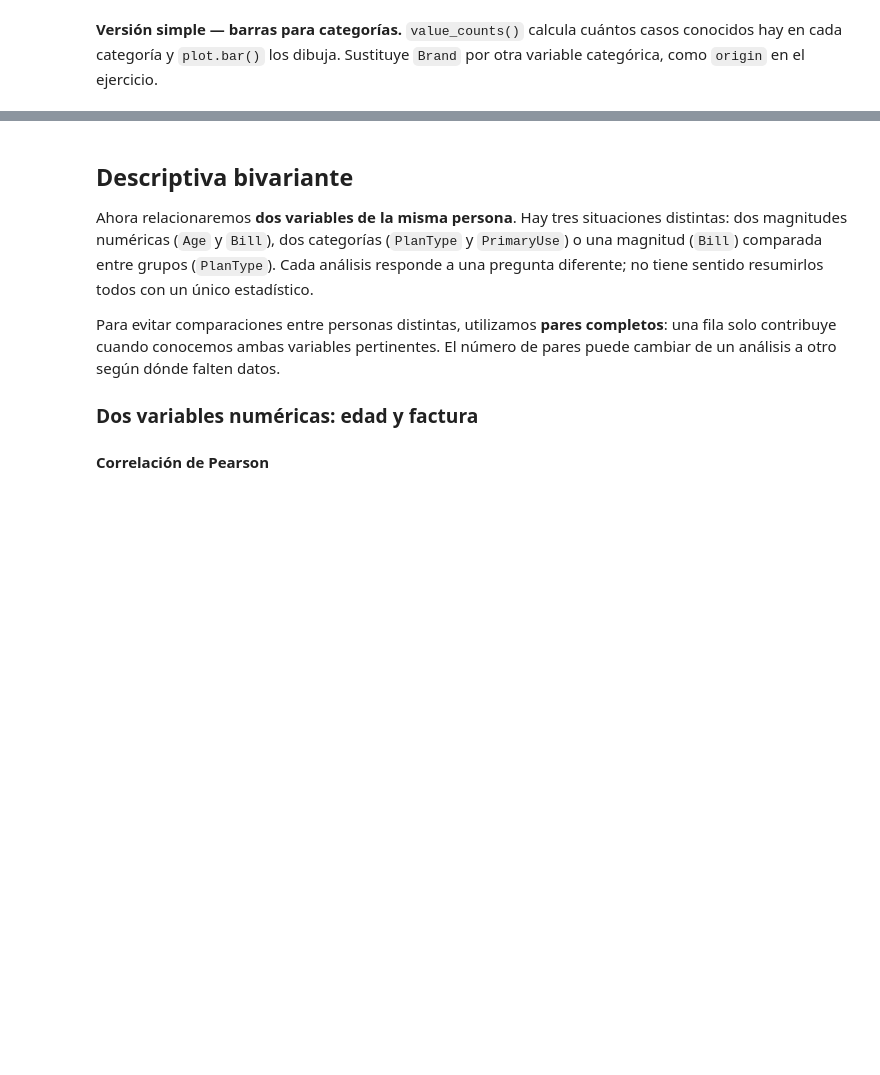
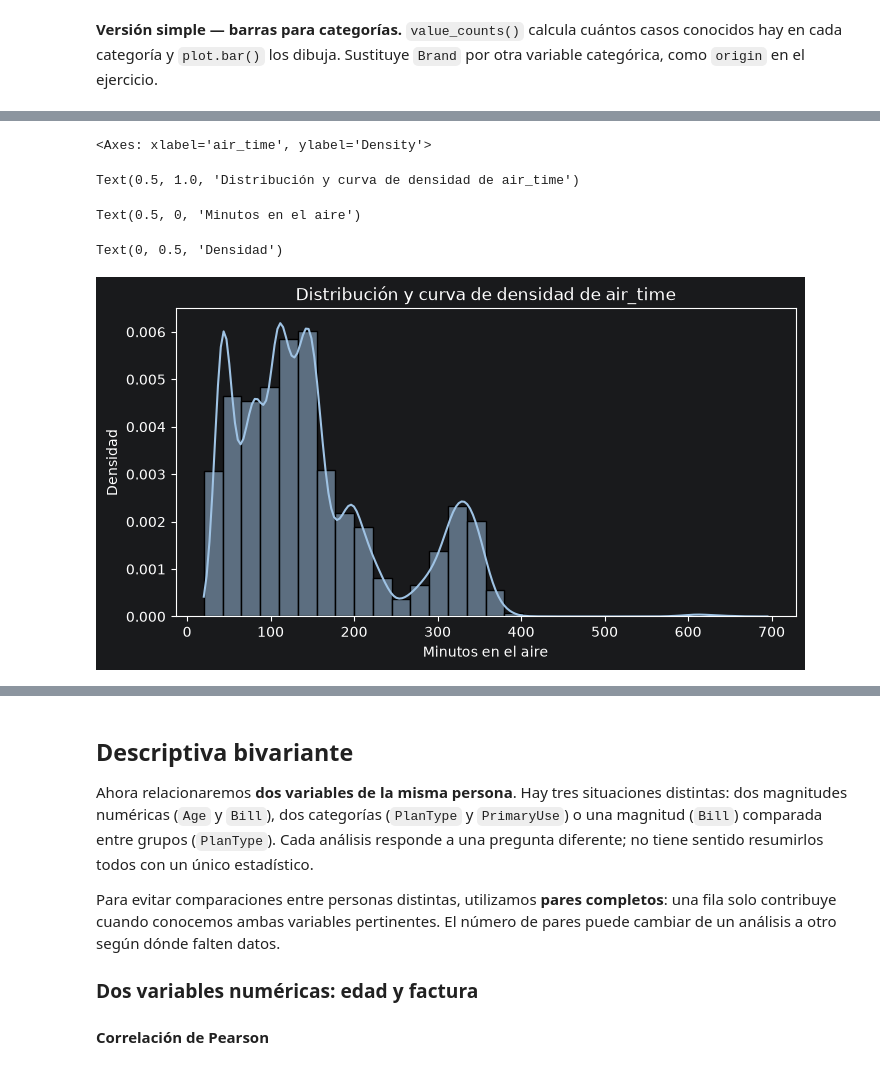
Before and after one commit to guiruha/LaSalle_Estadistica, a Jupyter notebook: sesiones/sesion1/s1.ipynb, the cells around one changed output, grey strips where cells are left out. Drawn from its saved outputs; the diff is of its cells as text; code cells hidden in the pictures; blank space fills up the shorter version.

```diff
--- a/sesiones/sesion1/s1.ipynb
+++ b/sesiones/sesion1/s1.ipynb
@@ -1227,5 +1712,5 @@ Escribe los análisis en sus respectivas celdas de pistas. Antes de comparar res
 # 1.5.1 — Descriptiva numérica del tiempo en el aire.
 # Recupera datos2 del ejercicio 1.3 y selecciona air_time excluyendo ausentes.
 datos2 = pd.read_csv(DATA_PATH/"flights.txt", sep="\t", na_values=["@"])
-# Examina tamaño, tendencia central, dispersión y cuartiles como en la descriptiva de Bill.
-# Elige un gráfico adecuado para una variable numérica: ¿se aprecian colas o atípicos?
+air_time = datos2["air_time"].dropna()
+print(air_time)
@@ -1231,0 +1759,16 @@ datos2 = pd.read_csv(DATA_PATH/"flights.txt", sep="\t", na_values=["@"])
+# %%
+# Elige un gráfico adecuado para una variable numérica: ¿se aprecian colas o atípicos?
+import seaborn as sns
+import matplotlib.pyplot as plt
+
+sns.histplot(air_time, bins=30, kde=True, stat="density", edgecolor="black", color="#9fc3e4")
+plt.title("Distribución y curva de densidad de air_time")
+plt.xlabel("Minutos en el aire")
+plt.ylabel("Densidad")
+plt.show()
+# %% [output]
+<Axes: xlabel='air_time', ylabel='Density'>
+Text(0.5, 1.0, 'Distribución y curva de densidad de air_time')
+Text(0.5, 0, 'Minutos en el aire')
+Text(0, 0.5, 'Densidad')
+[figure, added]
```
Also changed, not shown: parts of 107 cells of this notebook.
